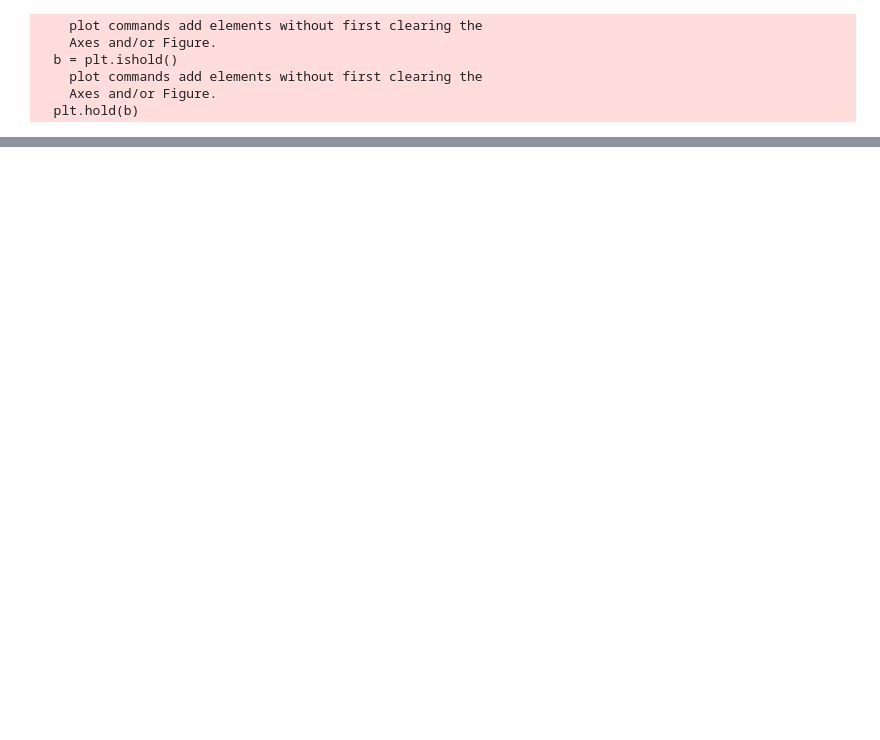
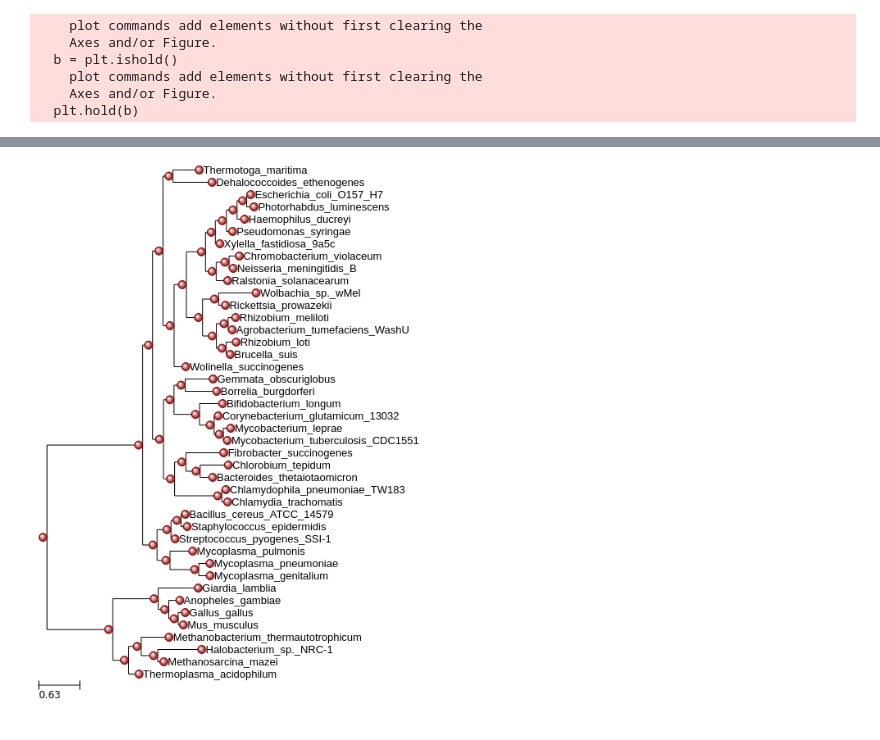
Before and after one commit to PetrKozyrev/phylo, a Jupyter notebook: phylo_homework2.ipynb, the cells around one changed output, grey strips where cells are left out. Drawn from its saved outputs; the diff is of its cells as text; code cells hidden in the pictures; blank space fills up the shorter version.

```diff
--- a/phylo_homework2.ipynb
+++ b/phylo_homework2.ipynb
@@ -75,13 +78,16 @@ tree2.show()
 # %%
 #10. рисует любое (на выбор) из этих деревьев с дополнительной обработкой символов
 # на узлах (в смысле нужно поменять дефолтные синие точки на что-нибудь)
 from ete3 import NodeStyle
 
 nstyle = NodeStyle()
 nstyle["shape"] = "sphere"
 nstyle["size"] = 10
 nstyle["fgcolor"] = "darkred"
 
 for n in tree2.traverse():
    n.set_style(nstyle)
-tree2.show()
+#tree2.show
+tree2.render("%%inline")
+# %% [output]
+[figure, added]
```
Also changed, not shown: parts of 2 cells of this notebook.
